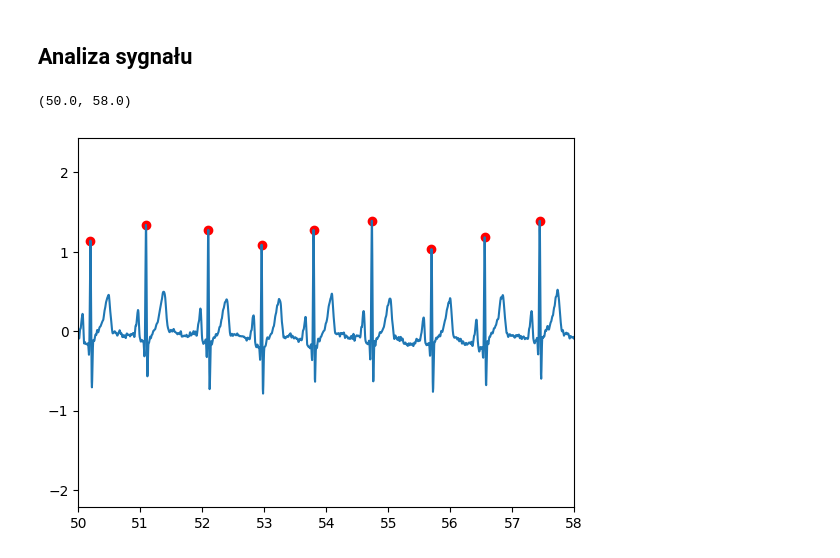
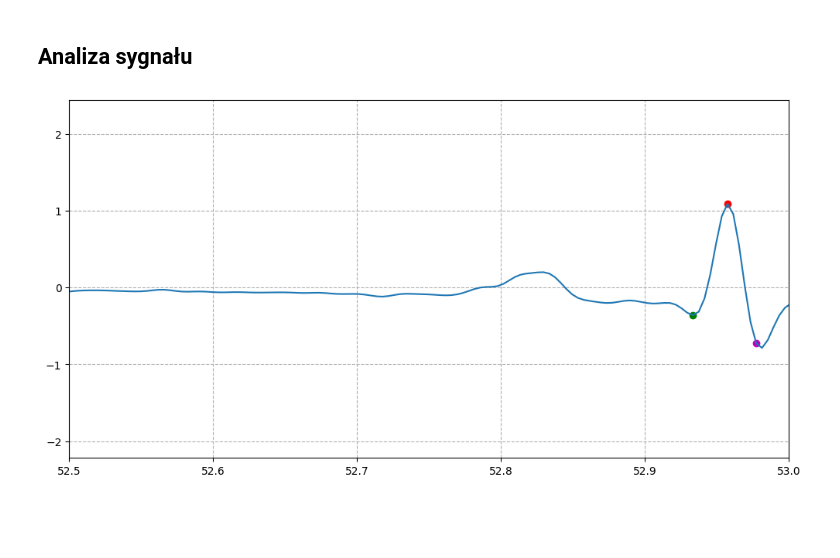
Before and after one commit to ImJaca/ECG_analysis, a Jupyter notebook: Ecg.ipynb, the cells around one changed output. Saved outputs shown, nothing was run; the diff lists cells and outputs as text; code cells hidden in the pictures; blank space fills up the shorter version.

```diff
--- a/Ecg.ipynb
+++ b/Ecg.ipynb
@@ -143,20 +143,60 @@ w_lpf, h_lpf = signal.freqz(b_lpf, a_lpf, worN=4096, fs=fs)
 odpowiedz_impulsowa_fir(w_lpf, h_lpf, 'Odpowiedź impulsowa filtru Dolno-przepustowego Butterwortha', lpf_cutoff,
                         f"Częstotliwość odcięcia: {lpf_cutoff} [Hz]\nRząd filtru: {lpf_order}")
 
-lpf_filtred_signal = signal.filtfilt(b_lpf, a_lpf, notch_filtred_signal) # Filtracja końcowa
-fft_signal_plot(lpf_filtred_signal, df["Time"].values, fs=250, title="Sygnał EKG po filtracji końcowej", fft_title="Widmo amplitudowe sygnału EKG po zakończeniu filtracji")
+filtred_signal = signal.filtfilt(b_lpf, a_lpf, notch_filtred_signal) # Filtracja końcowa
+fft_signal_plot(filtred_signal, df["Time"].values, fs=250, title="Sygnał EKG po filtracji końcowej", fft_title="Widmo amplitudowe sygnału EKG po zakończeniu filtracji")
 # %% [output]
 [figure]
 [figure]
 # %% [markdown]
 ## Analiza sygnału
 # %%
-r_peaks = signal.find_peaks(lpf_filtred_signal, distance=fs*0.6)[0]
+r_peaks = signal.find_peaks(filtred_signal, distance=fs*0.6)[0]
 
-plt.figure()
-plt.plot(df["Time"].values, lpf_filtred_signal, label='Sygnał EKG po filtracji')
-plt.scatter(df["Time"].values[r_peaks], lpf_filtred_signal[r_peaks], color='red', label='R-peaks')
-plt.xlim(50, 58)
+def window(signal, center, fs, before_ms, after_ms):
+    before = int(before_ms * fs / 1000)
+    after  = int(after_ms  * fs / 1000)
+    lo = max(center - before, 0)
+    hi = min(center + after, len(signal)-1)
+    idx = np.arange(lo, hi)
+    return idx, signal[lo:hi]
+
+def find_Q(signal, r_idx, fs, lookback_ms=40):
+    """Q to minimum amplitudy w oknie chwile przed R"""
+    idx, seg = window(signal, r_idx, fs, lookback_ms, 0)
+    if len(seg) < 3:
+        return max(r_idx - int(0.02 * fs), 0)
+
+    q = np.argmin(seg)
+    return int(idx[q])
+
+def find_S(signal, r_idx, fs, lookahead_ms=0):
+    """S to minimum amplitudy w oknie chwile po R"""
+    idx, seg = window(signal, r_idx, fs, 0, lookahead_ms)
+    if len(seg) < 3:
+        return min(r_idx + int(0.02 * fs), len(signal)-1)
+
+    s = np.argmin(seg)
+    return int(idx[s])
+
+q_peaks = [find_Q(filtred_signal, r, fs) for r in r_peaks]
+s_peaks = [find_S(filtred_signal, r, fs) for r in r_peaks]
+
+q_peaks = np.array(q_peaks, dtype=int)
+s_peaks = np.array(s_peaks, dtype=int)
+
+qre_dict = {
+    "Załamen Q" : filtred_signal[q_peaks],
+    "Załamek R" : filtred_signal[r_peaks],
+    "Załamek S" : filtred_signal[s_peaks]
+}
+
+plt.figure(figsize=(12, 6))
+plt.plot(df["Time"], filtred_signal)
+plt.scatter(df["Time"].values[r_peaks], filtred_signal[r_peaks], color='red')
+plt.scatter(df["Time"].values[q_peaks], filtred_signal[q_peaks], color='green')
+plt.scatter(df["Time"].values[s_peaks], filtred_signal[s_peaks], color='m')
+plt.xlim(52.5, 53)
+plt.grid(linestyle='--')
 # %% [output]
-(50.0, 58.0)
-[figure, old version]
+[figure, new version]
```
Also changed, not shown: parts of 2 cells of this notebook.
